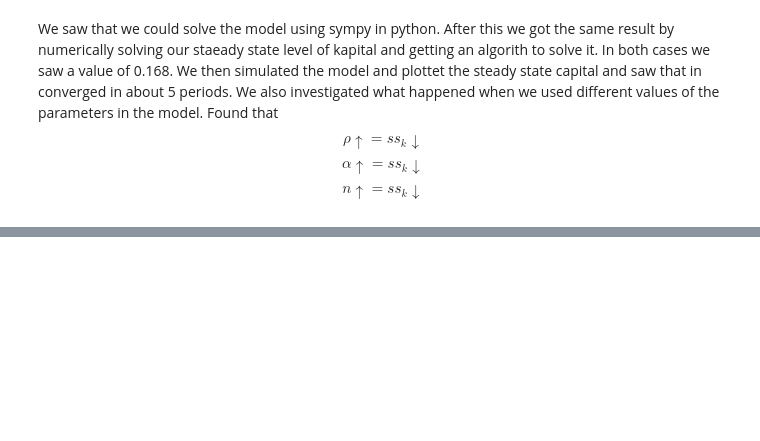
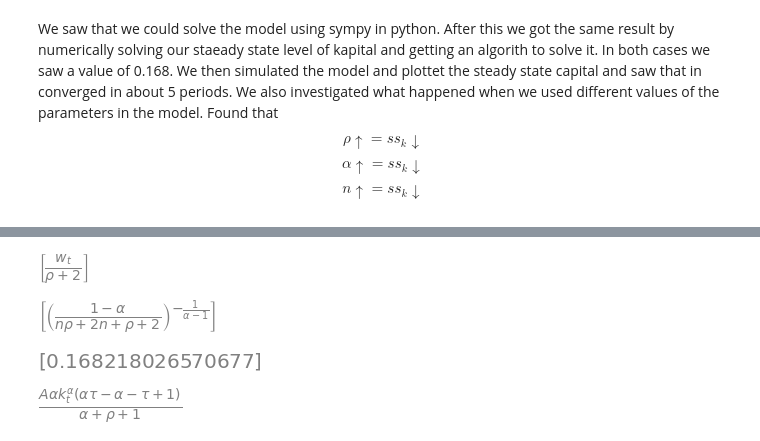
Before and after one commit to NumEconCopenhagen/projects-2024-daniel-og-lukas, a Jupyter notebook: modelproject/modelproject.ipynb, the cells around one changed output, grey strips where cells are left out. Saved outputs shown, nothing was run; the diff lists cells and outputs as text; code cells hidden in the pictures; blank space fills up the shorter version.

```diff
--- a/modelproject/modelproject.ipynb
+++ b/modelproject/modelproject.ipynb
@@ -319,0 +340,66 @@ $$ n \uparrow = ss_k \downarrow$$
+# %%
+def u_prime(c):
+    return 1/c
+eq = Eq(u_prime(-st + wt), (rt1 + 1) * u_prime(st * (rt1 + 1)) / (rho + 1))
+solution = solve(eq, st)
+
+solution
+# %% [output]
+[figure, added]
+# %%
+kt, kt1, n, rho, alpha, wt = sp.symbols('k_t k_{t+1} n rho alpha w_t')
+
+#Capital accumulation equation
+equation = sp.Eq(kt1 * (1 + n), (1 / (2 + rho)) * (1 - alpha) * kt**alpha)
+
+# We solve for the steady state by setting kt1 = kt
+steady_state_eq = equation.subs(kt1, kt)
+steady_state_solution = sp.solve(steady_state_eq, kt)
+
+steady_state_solution
+# %% [output]
+[figure, added]
+# %%
+Steady_state_nums = sm.lambdify((rho,alpha,n),steady_state_solution)
+Steady_state_nums(0.03, 0.35, 0.02)
+# %% [output]
+[figure, added]
+# %%
+import sympy as sp
+
+# Define symbols
+alpha, A, k_t, k_t1, rho, tau, rt, wt = sp.symbols('alpha A k_t k_t1 rho tau rt wt')
+c1t, c2t1, s_t = sp.symbols('c1t c2t1 s_t')
+
+# FOC of profit function in per capita terms
+rt = alpha * A * k_t**(alpha - 1)
+wt = (1 - alpha) * A * k_t**alpha
+
+# Savings problem
+c1t_eq = (1 - tau) * wt - s_t
+c2t1_eq = s_t * rt + tau * wt
+
+# Euler equation
+c2t1_euler = rt / (1 + rho) * c1t
+
+# Replace c1t and c2t1 in the Euler equation
+c1t_replacement = sp.solve(c1t_eq - c1t, c1t)[0]
+c2t1_replacement = sp.solve(c2t1_eq - c2t1, c2t1)[0]
+
+euler_eq_replaced = c2t1_euler.subs(c1t, c1t_replacement)
+savings_eq = euler_eq_replaced.subs(c2t1, c2t1_replacement)
+
+# Simplify the savings equation to isolate s_t
+s_t_simplified = sp.simplify(sp.solve(savings_eq - s_t, s_t)[0])
+
+# Capital accumulation equation
+k_t1_eq = sp.simplify((1 / (2 + rho)) * (1 - tau) * (1 - alpha) * A * k_t**alpha
+                      - (1 / (2 + rho)) * (1 + rho) * ((1 - alpha) / alpha) * k_t1)
+
+# Combine terms involving k_t1 to get the desired expression
+combined_k_t1 = sp.simplify(sp.solve(k_t1_eq - k_t1, k_t1)[0])
+
+# Output the results
+combined_k_t1
+# %% [output]
+[figure, added]
```
Also changed, not shown: parts of 8 cells of this notebook.
